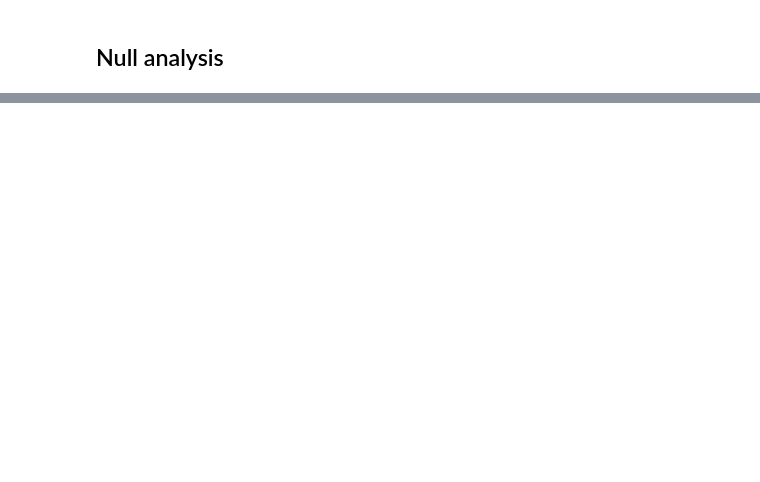
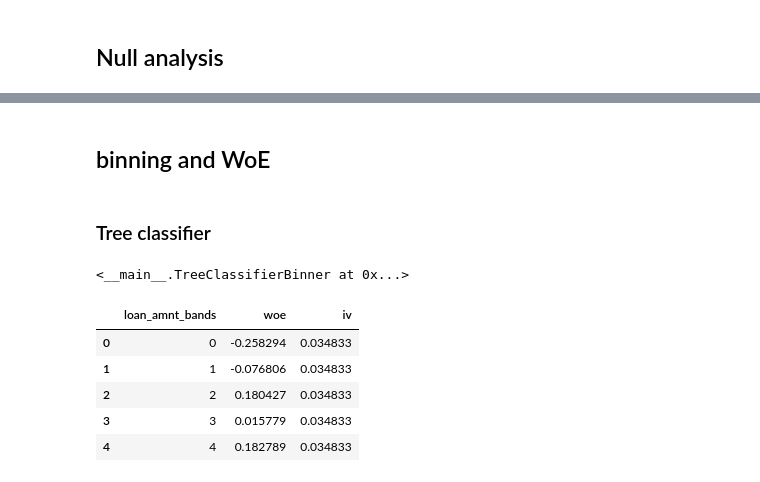
Before and after one commit to neon-belfante/lending-club-analysis, a Jupyter notebook: src/00.data_analysis.ipynb, the cells around one changed output, grey strips where cells are left out. Cells and saved outputs as stored; diff of their text form; code cells hidden in the pictures; blank space fills up the shorter version.

```diff
--- a/src/00.data_analysis.ipynb
+++ b/src/00.data_analysis.ipynb
@@ -362,3 +427,7 @@ data_selected = data\
+# %% [markdown]
+## binning and WoE
+# %% [markdown]
+### Tree classifier
 # %%
 class TreeClassifierBinner:
     def __init__(self,
@@ -597,0 +541,14 @@ class binnerSelector:
+# %%
+loan_amnt_woe = TreeClassifierBinner(max_leaf_nodes=5)
+loan_amnt_woe.fit(data_nulls_excluded, "loan_amnt", "default_flag")
+# %% [output]
+<__main__.TreeClassifierBinner at 0x...>
+# %%
+loan_amnt_woe.woe
+# %% [output]
+|  | loan_amnt_bands | woe | iv |
+| 0 | 0 | -0.258294 | 0.034833 |
+| 1 | 1 | -0.076806 | 0.034833 |
+| 2 | 2 | 0.180427 | 0.034833 |
+| 3 | 3 | 0.015779 | 0.034833 |
+| 4 | 4 | 0.182789 | 0.034833 |
```
Also changed, not shown: parts of 38 cells of this notebook, 3 other files.
